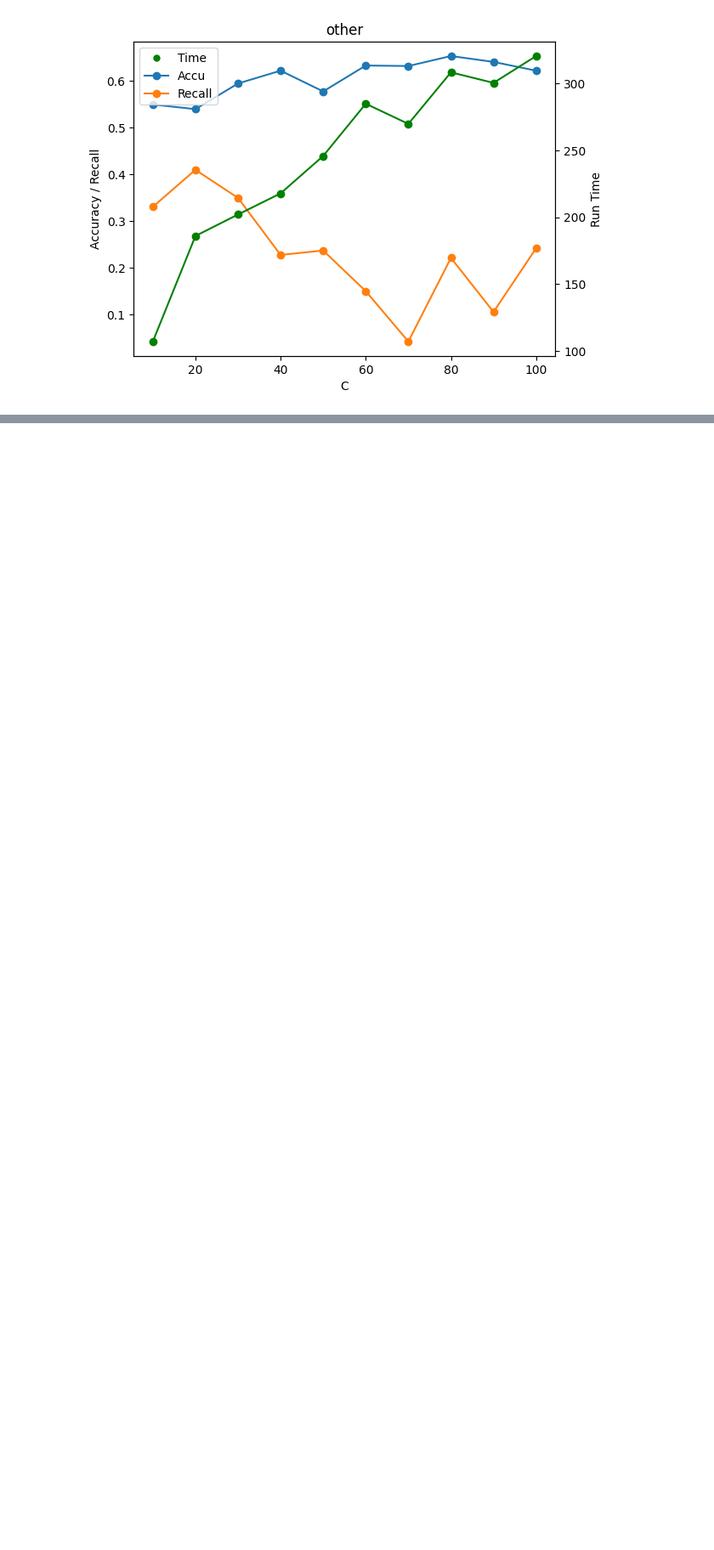
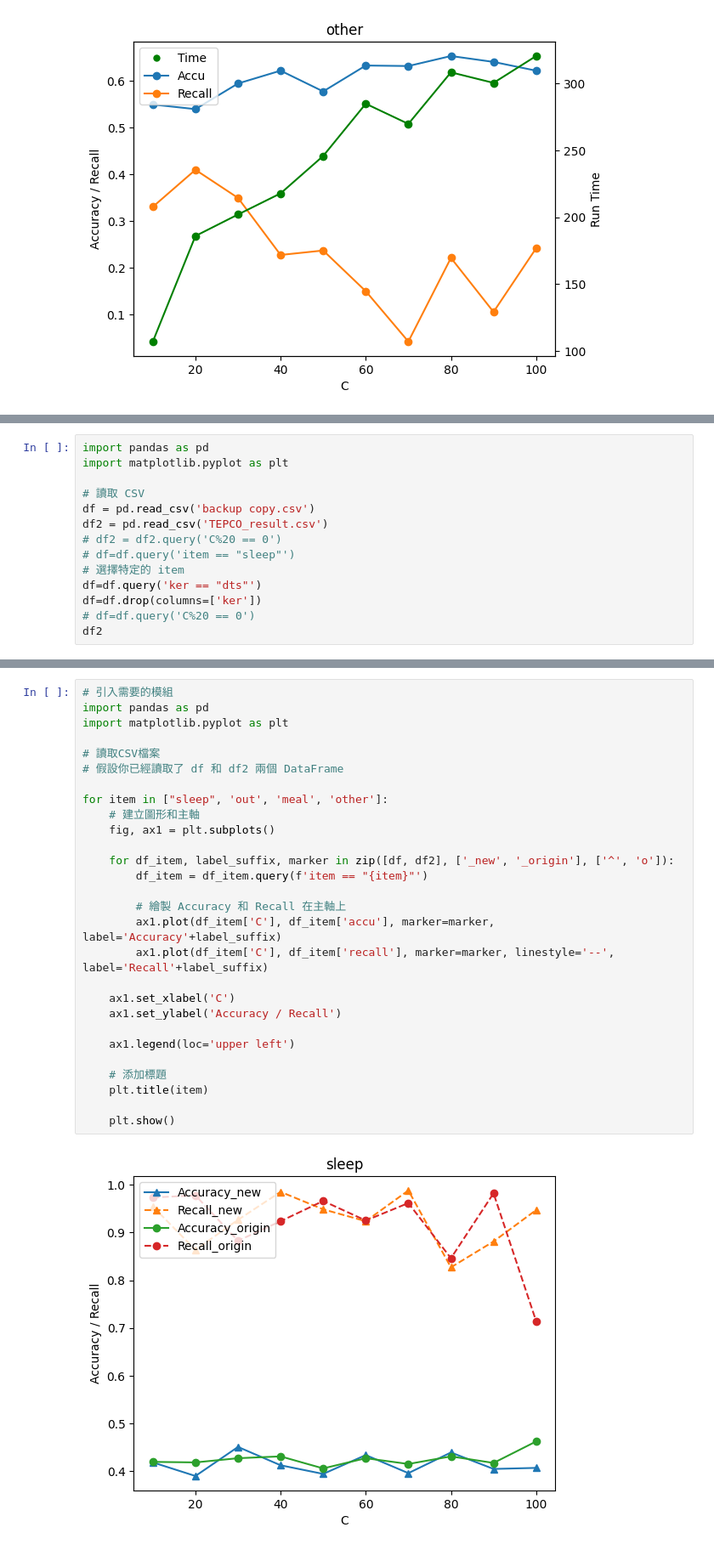
Before and after one commit to roleecorn/Time2Graph, a Jupyter notebook: graph.ipynb, the cells around one changed output, grey strips where cells are left out. Shown: that part at 85% size. Cells and saved outputs as stored; diff of their text form; blank space fills up the shorter version.

```diff
--- a/graph.ipynb
+++ b/graph.ipynb
@@ -96,0 +97,14 @@ for pppp in ["sleep",'out','meal','other']:
+# %%
+import pandas as pd
+import matplotlib.pyplot as plt
+
+# 讀取 CSV
+df = pd.read_csv('backup copy.csv')
+df2 = pd.read_csv('TEPCO_result.csv')
+# df2 = df2.query('C%20 == 0')
+# df=df.query('item == "sleep"')
+# 選擇特定的 item
+df=df.query('ker == "dts"')
+df=df.drop(columns=['ker'])
+# df=df.query('C%20 == 0')
+df2
@@ -96,0 +129,30 @@ for pppp in ["sleep",'out','meal','other']:
+# %%
+# 引入需要的模組
+import pandas as pd
+import matplotlib.pyplot as plt
+
+# 讀取CSV檔案
+# 假設你已經讀取了 df 和 df2 兩個 DataFrame
+
+for item in ["sleep", 'out', 'meal', 'other']:
+    # 建立圖形和主軸
+    fig, ax1 = plt.subplots()
+
+    for df_item, label_suffix, marker in zip([df, df2], ['_new', '_origin'], ['^', 'o']):
+        df_item = df_item.query(f'item == "{item}"')
+
+        # 繪製 Accuracy 和 Recall 在主軸上
+        ax1.plot(df_item['C'], df_item['accu'], marker=marker, label='Accuracy'+label_suffix)
+        ax1.plot(df_item['C'], df_item['recall'], marker=marker, linestyle='--', label='Recall'+label_suffix)
+
+    ax1.set_xlabel('C')
+    ax1.set_ylabel('Accuracy / Recall')
+
+    ax1.legend(loc='upper left')
+
+    # 添加標題
+    plt.title(item)
+
+    plt.show()
+# %% [output]
+[figure, added]
```
Also changed, not shown: parts of 3 cells of this notebook, 20 other files.
